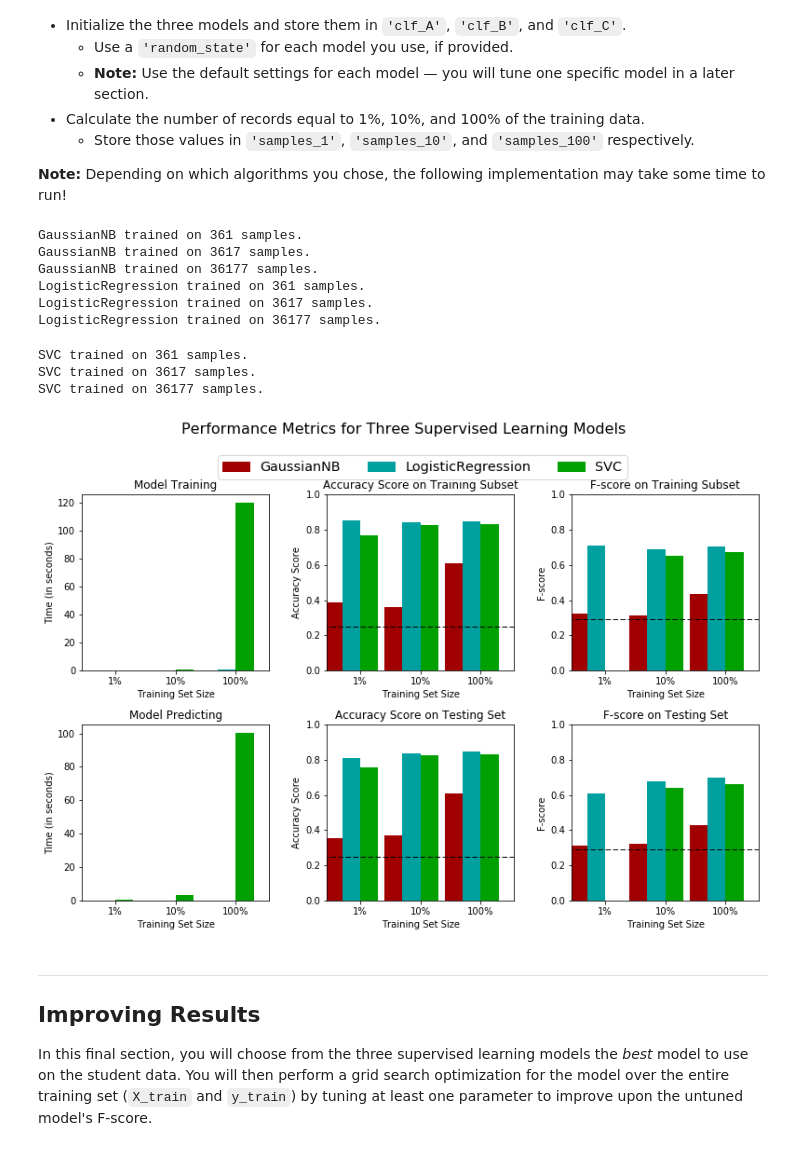
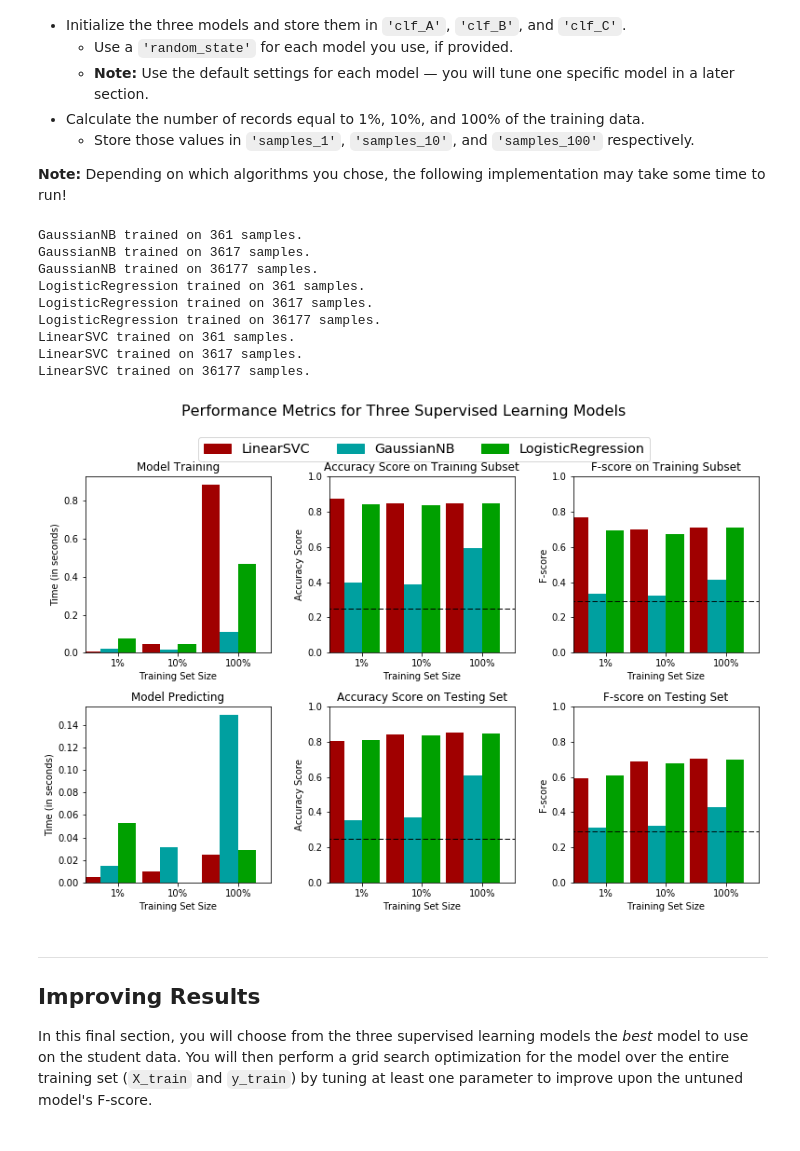
Before and after one commit to NitishPuri/machine-learning, a Jupyter notebook: projects/finding_donors/finding_donors.ipynb, the cells around one changed output. Cells and saved outputs as stored; diff of their text form; code cells hidden in the pictures.

```diff
--- a/projects/finding_donors/finding_donors.ipynb
+++ b/projects/finding_donors/finding_donors.ipynb
@@ -337,13 +337,13 @@ def train_predict(learner, sample_size, X_train, y_train, X_test, y_test):
     results['pred_time'] = end - start
 
     # TODO: Compute accuracy on the first 300 training samples
-    results['acc_train'] = accuracy_score(y_train, predictions_train)
+    results['acc_train'] = accuracy_score(y_train[:300], predictions_train[:300])
 
     # TODO: Compute accuracy on test set
     results['acc_test'] = accuracy_score(y_test, predictions_test)
 
     # TODO: Compute F-score on the the first 300 training samples
-    results['f_train'] = fbeta_score(y_train, predictions_train, beta = 0.5)
+    results['f_train'] = fbeta_score(y_train[:300], predictions_train[:300], beta = 0.5)
 
     # TODO: Compute F-score on the test set
     results['f_test'] = fbeta_score(y_test, predictions_test, beta = 0.5)
@@ -376,40 +376,40 @@ from sklearn.ensemble import GradientBoostingClassifier
 from sklearn.neighbors import KNeighborsClassifier
 from sklearn.linear_model import SGDClassifier
 from sklearn.linear_model import LogisticRegression
-from sklearn.svm import SVC
+from sklearn.svm import LinearSVC
 
 # TODO: Initialize the three models
 clf_A = GaussianNB()
 clf_B = LogisticRegression(random_state=42)
-clf_C = SVC(random_state=42)
+clf_C = LinearSVC(random_state=42)
 
 # TODO: Calculate the number of samples for 1%, 10%, and 100% of the training data
 samples_1 = len(X_train)/100
 samples_10 = len(X_train)/10
 samples_100 = len(X_train)
 
 # Collect results on the learners
 results = {}
 for clf in [clf_A, clf_B, clf_C]:
     clf_name = clf.__class__.__name__
     results[clf_name] = {}
     for i, samples in enumerate([samples_1, samples_10, samples_100]):
         results[clf_name][i] = \
         train_predict(clf, samples, X_train, y_train, X_test, y_test)
 
 # Run metrics visualization for the three supervised learning models chosen
 vs.evaluate(results, accuracy, fscore)
 # %% [output]
 GaussianNB trained on 361 samples.
 GaussianNB trained on 3617 samples.
 GaussianNB trained on 36177 samples.
 LogisticRegression trained on 361 samples.
 LogisticRegression trained on 3617 samples.
 LogisticRegression trained on 36177 samples.
+LinearSVC trained on 361 samples.
+LinearSVC trained on 3617 samples.
+LinearSVC trained on 36177 samples.
-SVC trained on 361 samples.
-SVC trained on 3617 samples.
-SVC trained on 36177 samples.
-[figure, old version]
+[figure, new version]
 # %% [markdown]
 ----
 ## Improving Results
```
Also changed, not shown: parts of 5 cells of this notebook, 1 other file.
